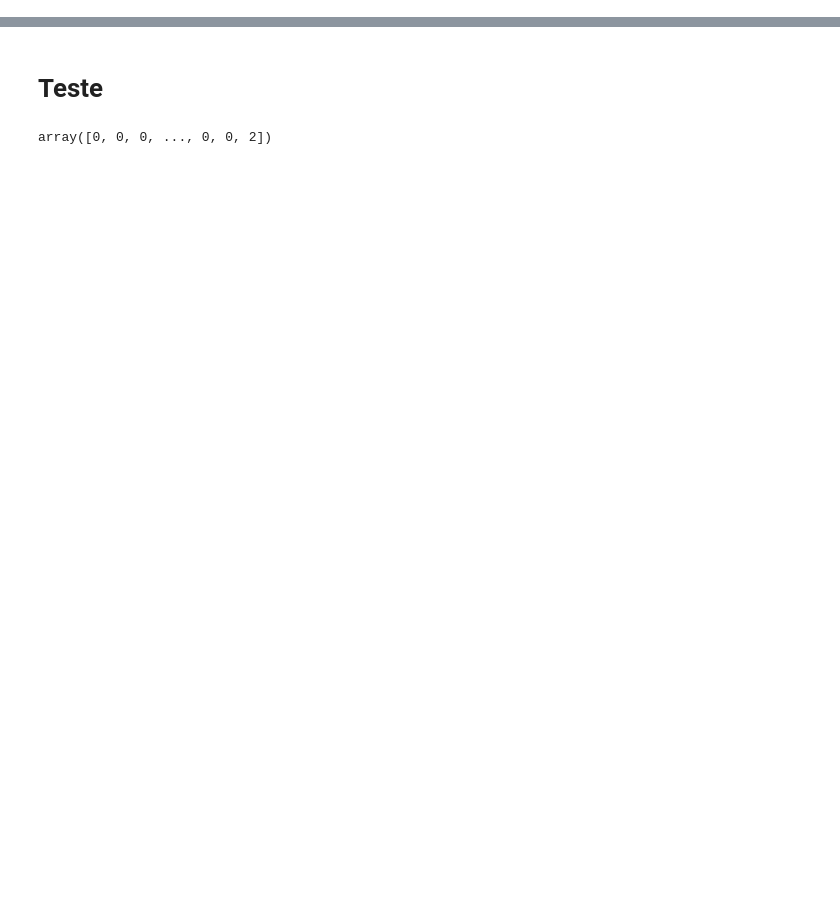
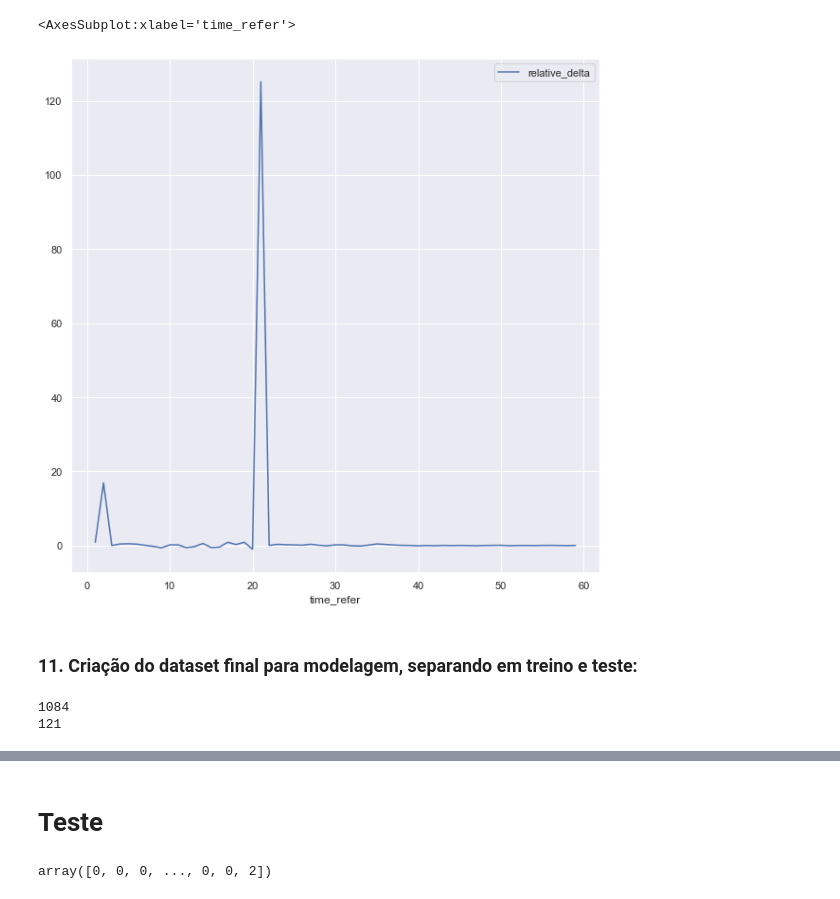
Before and after one commit to AlexandreCodes/TechneeSafra_Time5, a Jupyter notebook: BaseDados2.ipynb, the cells around one changed output, grey strips where cells are left out. Drawn from its saved outputs; the diff is of its cells as text; code cells hidden in the pictures; blank space fills up the shorter version.

```diff
--- a/BaseDados2.ipynb
+++ b/BaseDados2.ipynb
@@ -259,0 +328,9 @@ Text(0, 0.5, 'new balance')
+# %%
+example_instance.plot(x='time_refer',
+                      y="relative_delta",
+                      figsize=(10, 10))
+# %% [output]
+<AxesSubplot:xlabel='time_refer'>
+[figure, added]
+# %% [markdown]
+### 11. Criação do dataset final para modelagem, separando em treino e teste:
@@ -259,0 +340,10 @@ Text(0, 0.5, 'new balance')
+# %%
+# Split de 90% no treino e 10% no teste
+train_data = model_data[:int(len(model_data)*0.9)]
+test_data = model_data[int(len(model_data)*0.9):]
+
+print(train_data.shape[0])
+print(test_data.shape[0])
+# %% [output]
+1084
+121
```
Also changed, not shown: parts of 94 cells of this notebook.
